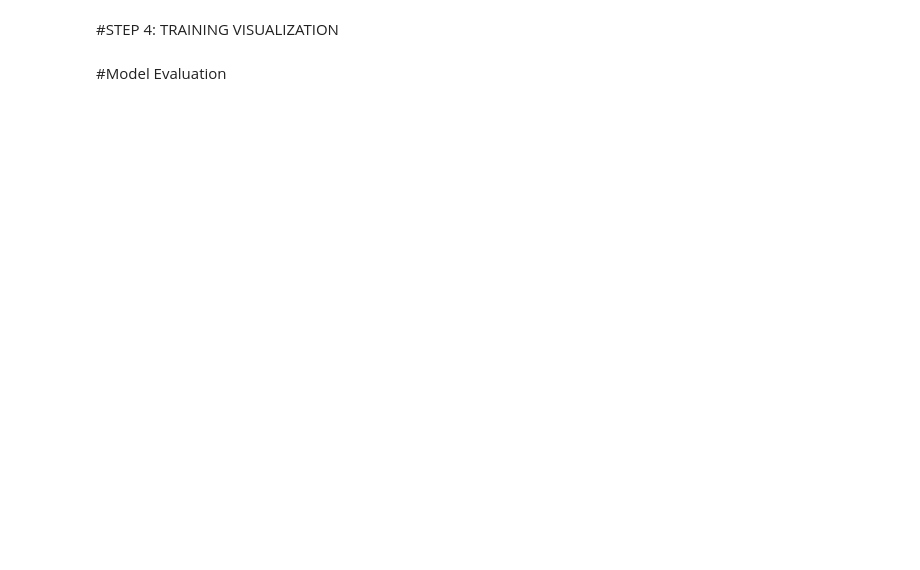
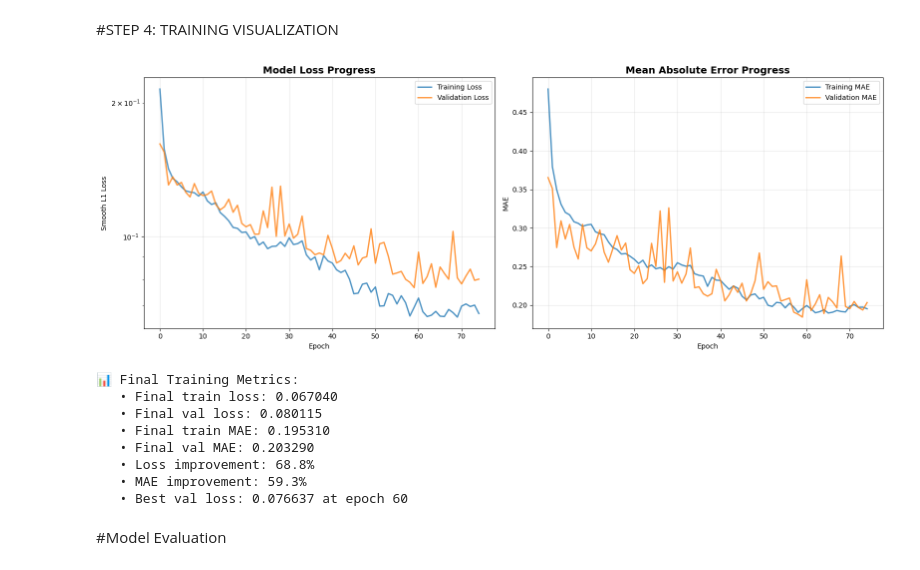
Before and after one commit to anubhav0210/Gnn_Powered_Flood_Prediction, a Jupyter notebook: lakeWater_2(1).ipynb, the cells around one changed output. Cells and saved outputs as stored; diff of their text form; code cells hidden in the pictures; blank space fills up the shorter version.

```diff
--- a/lakeWater_2(1).ipynb
+++ b/lakeWater_2(1).ipynb
@@ -1141,30 +1180,61 @@ train_losses, val_losses = train_model(model, train_loader, val_loader, epochs=1
 # %% [markdown]
 #STEP 4: TRAINING VISUALIZATION
 # %%
-def plot_training_progress(train_losses, val_losses):
-    """Plot training and validation losses"""
+def plot_training_progress(training_history):
+    """Plot enhanced training metrics including loss and MAE"""
     import matplotlib.pyplot as plt
 
-    plt.figure(figsize=(10, 6))
-    plt.plot(train_losses, label='Training Loss', linewidth=2)
-    plt.plot(val_losses, label='Validation Loss', linewidth=2)
-    plt.title('GNN Training Progress', fontsize=14, fontweight='bold')
-    plt.xlabel('Epoch')
-    plt.ylabel('MSE Loss')
-    plt.legend()
-    plt.grid(True, alpha=0.3)
-    plt.yscale('log')  # Log scale for better visualization
+    train_losses = training_history['train_losses']
+    val_losses = training_history['val_losses']
+    train_maes = training_history['train_maes']
+    val_maes = training_history['val_maes']
+
+    fig, axes = plt.subplots(1, 2, figsize=(16, 6))
+
+    # Plot losses
+    axes[0].plot(train_losses, label='Training Loss', linewidth=2, alpha=0.8)
+    axes[0].plot(val_losses, label='Validation Loss', linewidth=2, alpha=0.8)
+    axes[0].set_title('Model Loss Progress', fontsize=14, fontweight='bold')
+    axes[0].set_xlabel('Epoch')
+    axes[0].set_ylabel('Smooth L1 Loss')
+    axes[0].legend()
+    axes[0].grid(True, alpha=0.3)
+    axes[0].set_yscale('log')
+
+    # Plot MAE
+    axes[1].plot(train_maes, label='Training MAE', linewidth=2, alpha=0.8)
+    axes[1].plot(val_maes, label='Validation MAE', linewidth=2, alpha=0.8)
+    axes[1].set_title('Mean Absolute Error Progress', fontsize=14, fontweight='bold')
+    axes[1].set_xlabel('Epoch')
+    axes[1].set_ylabel('MAE')
+    axes[1].legend()
+    axes[1].grid(True, alpha=0.3)
+
     plt.tight_layout()
     plt.show()
 
-    # Print final metrics
+    # Print comprehensive metrics
     print(f"📊 Final Training Metrics:")
     print(f"   • Final train loss: {train_losses[-1]:.6f}")
     print(f"   • Final val loss: {val_losses[-1]:.6f}")
-    print(f"   • Improvement: {((train_losses[0] - train_losses[-1]) / train_losses[0] * 100):.1f}%")
+    print(f"   • Final train MAE: {train_maes[-1]:.6f}")
+    print(f"   • Final val MAE: {val_maes[-1]:.6f}")
+    print(f"   • Loss improvement: {((train_losses[0] - train_losses[-1]) / train_losses[0] * 100):.1f}%")
+    print(f"   • MAE improvement: {((train_maes[0] - train_maes[-1]) / train_maes[0] * 100):.1f}%")
+    print(f"   • Best val loss: {min(val_losses):.6f} at epoch {val_losses.index(min(val_losses))+1}")
 
 # Plot training progress
-plot_training_progress(train_losses, val_losses)
+plot_training_progress(training_history)
+# %% [output]
+[figure, added]
+📊 Final Training Metrics:
+   • Final train loss: 0.067040
+   • Final val loss: 0.080115
+   • Final train MAE: 0.195310
+   • Final val MAE: 0.203290
+   • Loss improvement: 68.8%
+   • MAE improvement: 59.3%
+   • Best val loss: 0.076637 at epoch 60
 # %% [markdown]
 #Model Evaluation
 # %%
```
Also changed, not shown: parts of 19 cells of this notebook, 43 other files.
